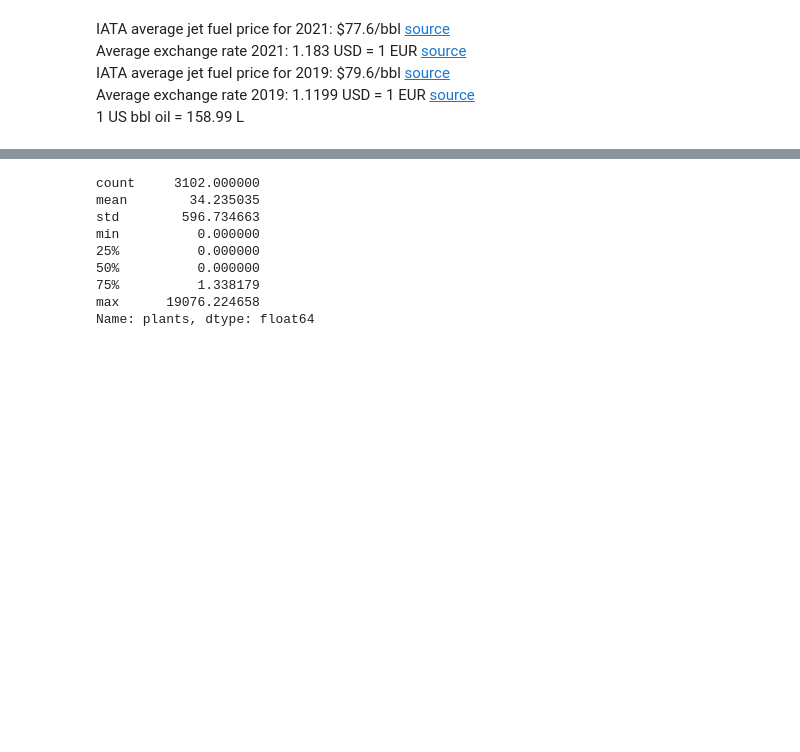
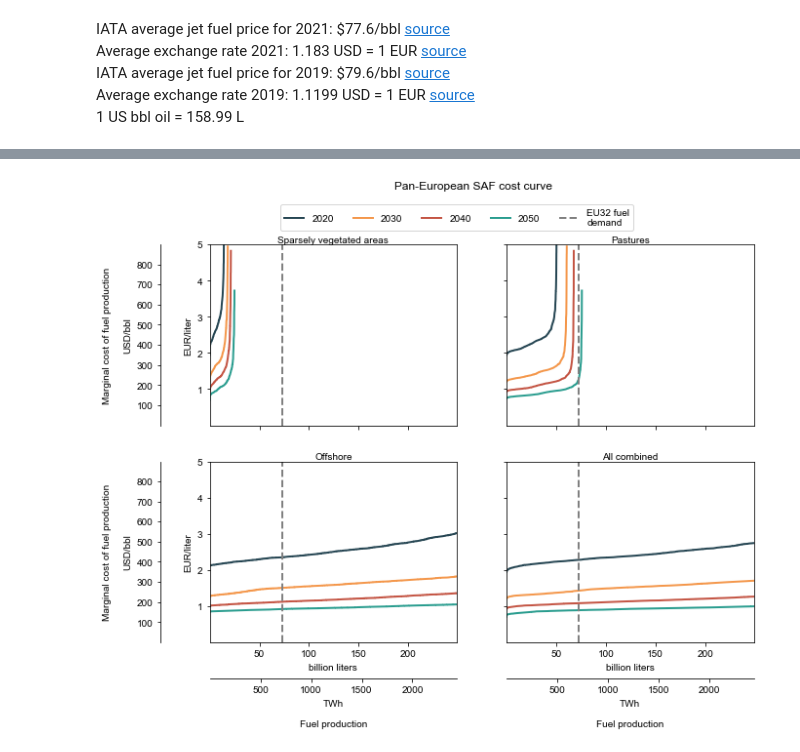
Before and after one commit to kwdseymour/EuroSAFs, a Jupyter notebook: scripts/analysis/cost_curve.ipynb, the cells around one changed output, grey strips where cells are left out. Cells and saved outputs as stored; diff of their text form; code cells hidden in the pictures; blank space fills up the shorter version.

Commit message:
Update wind turbine spacing & resulting cost curves

```diff
--- a/scripts/analysis/cost_curve.ipynb
+++ b/scripts/analysis/cost_curve.ipynb
@@ -118,4 +88,12 @@ exchange_rate_2022 = 1.13 #USD to EUR
 bbl_to_liter = 158.99 #US bbl oil to liters
 fossil_price_2019 = 79.6/exchange_rate_2019/bbl_to_liter
 fossil_price_2021 = 77.6/exchange_rate_2021/bbl_to_liter
-print(fossil_price_2019,fossil_price_2021)
+
+EU32_fuel_demand_kg = 60e9 # 60 Mt jet fuel
+kerosene_density = .820 #kg/l
+EU32_fuel_demand_liters = EU32_fuel_demand_kg/kerosene_density
+
+def calculate_cost_curve(df,max_lcof = 5):
+    cost_curve = df.loc[df.LCOF_liter<=max_lcof].sort_values('LCOF_liter').reset_index()
+    cost_curve['production_liters_cumsum'] = cost_curve.production_liters.cumsum()
+    return cost_curve
@@ -132,12 +99,0 @@ cost_curve['production_liters_cumsum'] = cost_curve.production_liters.cumsum()
-# %%
-combined.plants.describe()
-# %% [output]
-count     3102.000000
-mean        34.235035
-std        596.734663
-min          0.000000
-25%          0.000000
-50%          0.000000
-75%          1.338179
-max      19076.224658
-Name: plants, dtype: float64
@@ -148,0 +104,57 @@ plt.style.use('EuroSAFs_pub')
+# %%
+fig,axes = plt.subplots(nrows=2, ncols=2,figsize=(10,7.5))
+axes = axes.reshape(1,-1)[0]
+max_lcof=5
+
+y_min = 1e-6 #0
+y_max = max_lcof
+x_min = 1e-6 #cost_curve.production_liters_cumsum.min()/1e9 # billion liters
+x_max = 249 #325 # billion liters
+
+
+scenarios = [[32],[18],[0],[0,18,32]]
+titles = [
+    'Sparsely vegetated areas',
+    'Pastures',
+    'Offshore',
+    'All combined'
+]
+
+for j,(land_types,title) in enumerate(zip(scenarios,titles)):
+    for i,year in enumerate([2020,2030,2040,2050]):
+        production_potential = calculate_production_potential(results[year],land_types)
+        cost_curve = calculate_cost_curve(production_potential)
+
+        axes[j].plot(cost_curve.production_liters_cumsum/1e9,cost_curve.LCOF_liter, label=year)
+
+
+
+    axes[j].axvline(x=EU32_fuel_demand_liters/1e9, color='grey', linestyle='--', label='EU32 fuel\ndemand')
+
+    axes[j].set_title(title,pad=2)
+    axes[j].set_ylim(y_min,y_max)
+    axes[j].set_xlim(x_min,x_max)
+
+
+    if j%2 == 0:
+        axes[j].set_ylabel('EUR/liter', labelpad=5)
+
+        yax2 = axes[j].secondary_yaxis(-0.2, functions=(lambda y: y*exchange_rate_2022*bbl_to_liter, lambda y: y/exchange_rate_2022/bbl_to_liter))
+        yax2.set_ylabel('Marginal cost of fuel production\n\nUSD/bbl', labelpad=5)
+
+    else:
+        axes[j].tick_params(labelleft=False)
+
+    if j>1:
+        axes[j].set_xlabel('billion liters', labelpad=5)
+
+        xax2 = axes[j].secondary_xaxis(-0.2, functions=(lambda x: x*0.8*specs.at['kerosene_LHV','value_2020']/3.6e6, lambda x: x/0.8/specs.at['kerosene_LHV','value_2020']*3.6e6))
+        xax2.set_xlabel('TWh\n\nFuel production', labelpad=5)
+    else:
+        axes[j].tick_params(labelbottom=False)
+
+fig.suptitle('Pan-European SAF cost curve',x=0.5,y=1.);
+axes[0].legend(ncol=5, bbox_to_anchor=(1, 1.25), loc='upper center')
+plt.savefig('../../gfx/pan-european_cost_curve_grid.png', bbox_inches='tight',dpi=400);
+# %% [output]
+[figure, added]
```
Also changed, not shown: parts of 33 cells of this notebook, 2 other files.
